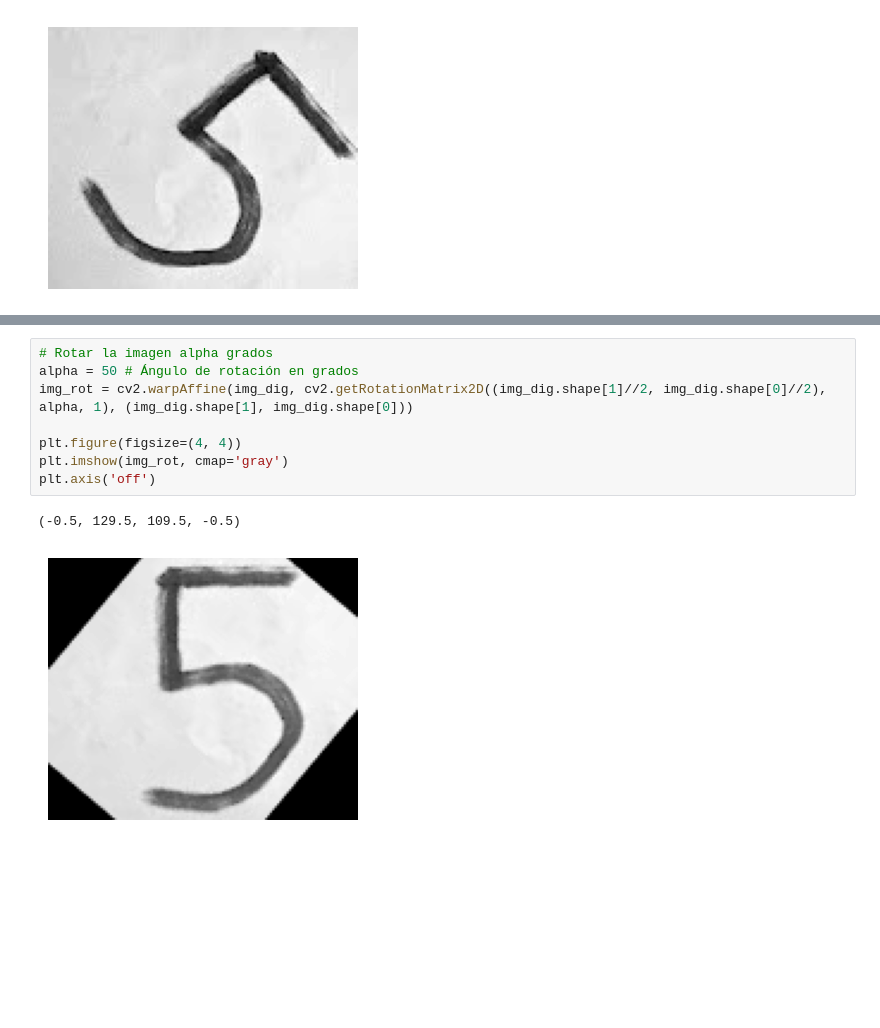
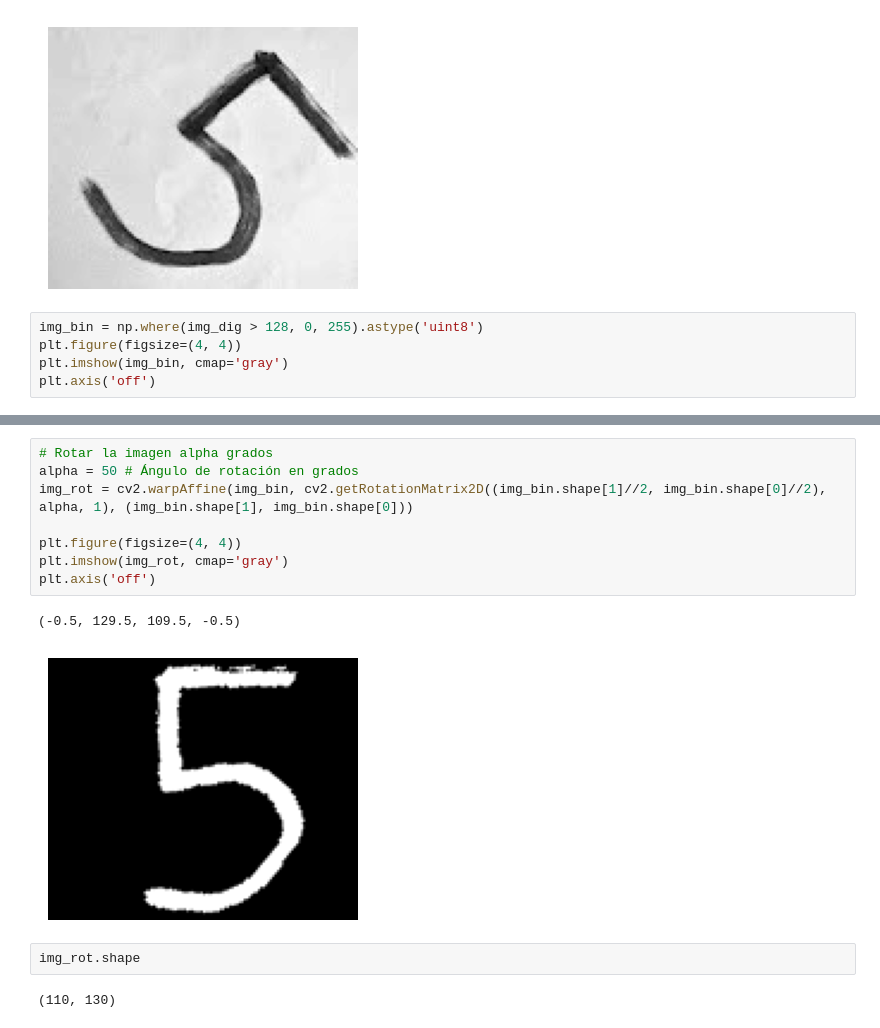
Before and after one commit to vc-2026-i/clasificacion-mnist-instructor, a Jupyter notebook: notebook.ipynb, the cells around one changed output, grey strips where cells are left out. Cells and saved outputs as stored; diff of their text form; blank space fills up the shorter version.

```diff
--- a/notebook.ipynb
+++ b/notebook.ipynb
@@ -179,3 +220,8 @@ plt.axis('off')
 # %% [output]
 (-0.5, 129.5, 109.5, -0.5)
 [figure]
+# %%
+img_bin = np.where(img_dig > 128, 0, 255).astype('uint8')
+plt.figure(figsize=(4, 4))
+plt.imshow(img_bin, cmap='gray')
+plt.axis('off')
@@ -182,11 +231,15 @@ plt.axis('off')
 # %%
 # Rotar la imagen alpha grados
 alpha = 50 # Ángulo de rotación en grados
-img_rot = cv2.warpAffine(img_dig, cv2.getRotationMatrix2D((img_dig.shape[1]//2, img_dig.shape[0]//2), alpha, 1), (img_dig.shape[1], img_dig.shape[0]))
+img_rot = cv2.warpAffine(img_bin, cv2.getRotationMatrix2D((img_bin.shape[1]//2, img_bin.shape[0]//2), alpha, 1), (img_bin.shape[1], img_bin.shape[0]))
 
 plt.figure(figsize=(4, 4))
 plt.imshow(img_rot, cmap='gray')
 plt.axis('off')
 # %% [output]
 (-0.5, 129.5, 109.5, -0.5)
-[figure, old version]
+[figure, new version]
+# %%
+img_rot.shape
+# %% [output]
+(110, 130)
```
Also changed, not shown: parts of 10 cells of this notebook.
